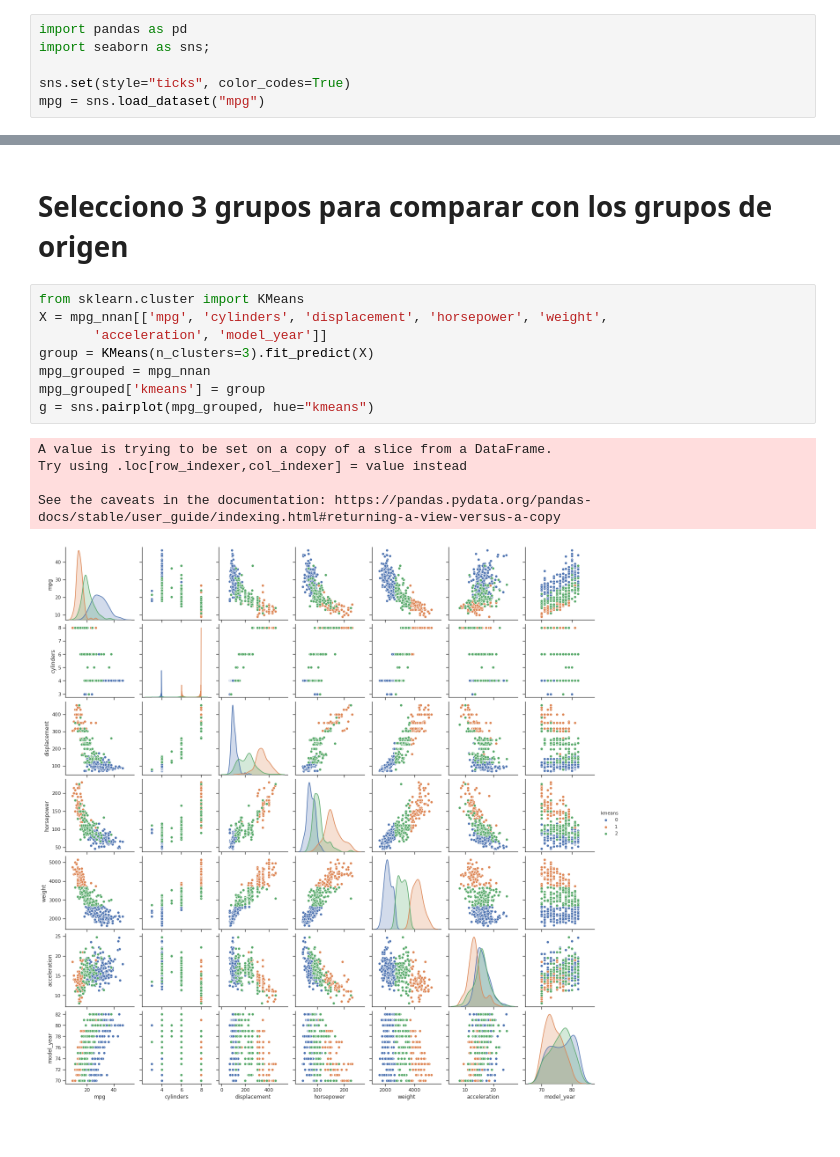
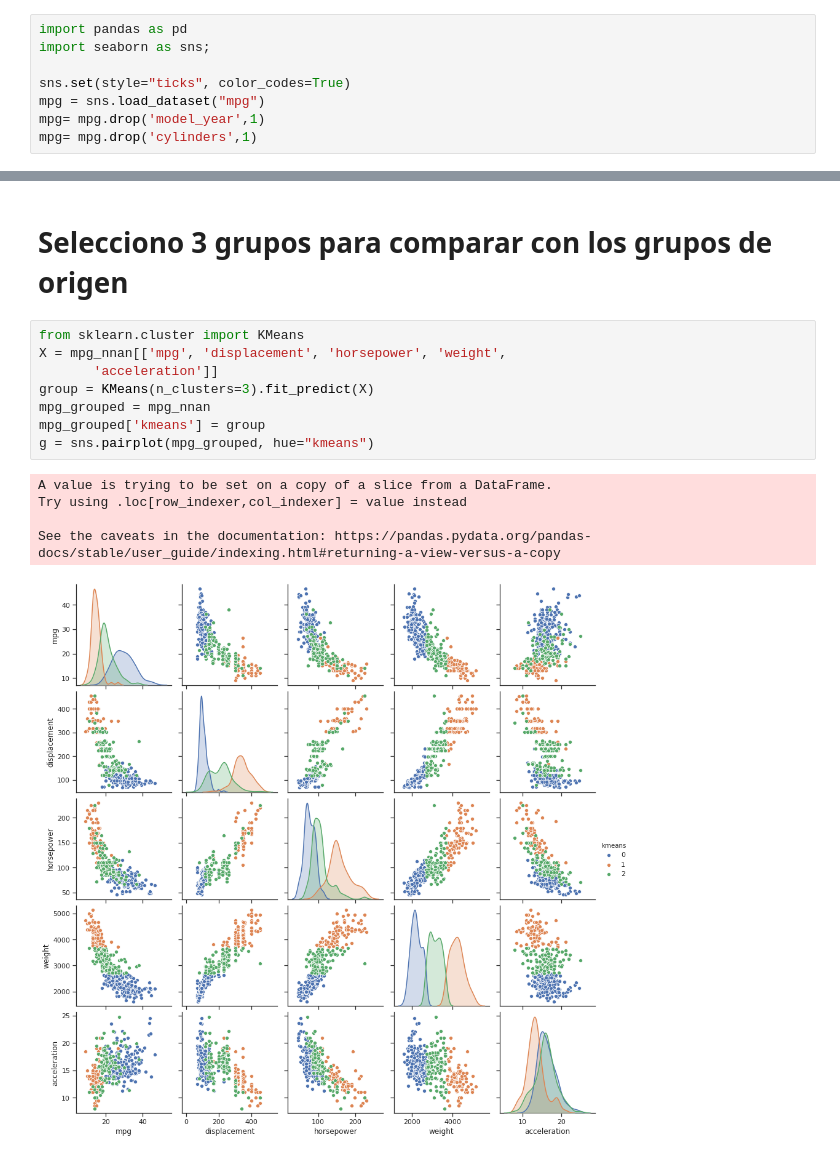
Before and after one commit to raulbenitez/postgrau_IML_exploratory, a Jupyter notebook: CLUSTERING/ejercicio_kmeans/EjercicioClustering_SantiagoRuiz.ipynb, the cells around one changed output, grey strips where cells are left out. Drawn from its saved outputs; the diff is of its cells as text.

```diff
--- a/CLUSTERING/ejercicio_kmeans/EjercicioClustering_SantiagoRuiz.ipynb
+++ b/CLUSTERING/ejercicio_kmeans/EjercicioClustering_SantiagoRuiz.ipynb
@@ -6,6 +6,8 @@ import seaborn as sns;
 
 sns.set(style="ticks", color_codes=True)
 mpg = sns.load_dataset("mpg")
+mpg= mpg.drop('model_year',1)
+mpg= mpg.drop('cylinders',1)
 # %%
 mpg.head()
 # %% [output]
@@ -33,15 +33,15 @@ sns.pairplot(mpg, hue="origin")
 # Selecciono 3 grupos para comparar con los grupos de origen
 # %%
 from sklearn.cluster import KMeans
-X = mpg_nnan[['mpg', 'cylinders', 'displacement', 'horsepower', 'weight',
-       'acceleration', 'model_year']]
+X = mpg_nnan[['mpg', 'displacement', 'horsepower', 'weight',
+       'acceleration']]
 group = KMeans(n_clusters=3).fit_predict(X)
 mpg_grouped = mpg_nnan
 mpg_grouped['kmeans'] = group
 g = sns.pairplot(mpg_grouped, hue="kmeans")
 # %% [output]
 A value is trying to be set on a copy of a slice from a DataFrame.
 Try using .loc[row_indexer,col_indexer] = value instead
 
 See the caveats in the documentation: https://pandas.pydata.org/pandas-docs/stable/user_guide/indexing.html#returning-a-view-versus-a-copy
-[figure, old version]
+[figure, new version]
```
Also changed, not shown: parts of 4 cells of this notebook.
